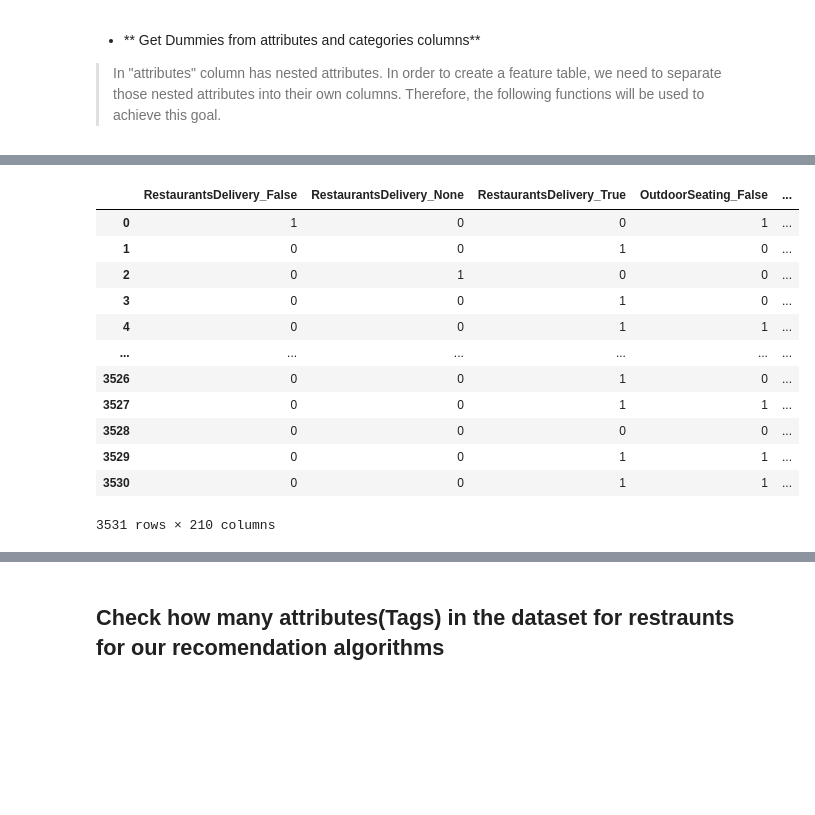
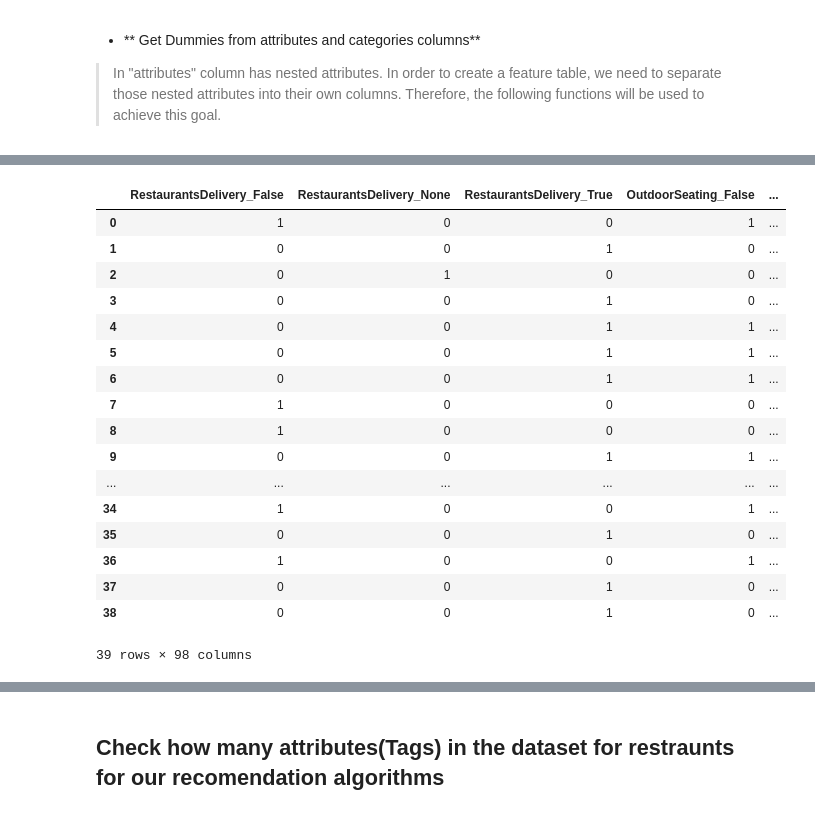
Before and after one commit to sam7933715/W210-Capstone-New, a Jupyter notebook: data/Recommender Systems - Estimation of Content based 20210204.ipynb, the cells around one changed output, grey strips where cells are left out. Drawn from its saved outputs; the diff is of its cells as text; code cells hidden in the pictures; blank space fills up the shorter version.

```diff
--- a/data/Recommender Systems - Estimation of Content based 20210204.ipynb
+++ b/data/Recommender Systems - Estimation of Content based 20210204.ipynb
@@ -41,3 +16,10 @@ for review in reviews:
+# %%
+# import the data (chunksize returns jsonReader for iteration)
+
+datasets = yelp_import('small')
+
+subset_business = datasets['businesses']
+subset_review = datasets['reviews']
 # %%
 # peak the tables
 display(subset_business.head(2))
@@ -142,6 +105,8 @@ Philadelphia
 # %%
 # getting just restaurants from Philadelphia business
-rest = Philadelphia[Philadelphia['categories'].str.contains('Restaurant.*')==True].reset_index()
+rest = Philadelphia[
+    Philadelphia["categories"].str.contains("Restaurant.*") == True
+].reset_index()
 rest
 # %% [output]
 |  | index | business_id | name | address | categories | attributes | stars |
@@ -179,11 +151,21 @@ def str_to_dict(attr):
         return ast.literal_eval("{}")
 # %%
 # get dummies from nested attributes
-rest['BusinessParking'] = rest.apply(lambda x: str_to_dict(extract_keys(x['attributes'], 'BusinessParking')), axis=1)
-rest['Ambience'] = rest.apply(lambda x: str_to_dict(extract_keys(x['attributes'], 'Ambience')), axis=1)
-rest['GoodForMeal'] = rest.apply(lambda x: str_to_dict(extract_keys(x['attributes'], 'GoodForMeal')), axis=1)
-rest['Dietary'] = rest.apply(lambda x: str_to_dict(extract_keys(x['attributes'], 'Dietary')), axis=1)
-rest['Music'] = rest.apply(lambda x: str_to_dict(extract_keys(x['attributes'], 'Music')), axis=1)
+rest["BusinessParking"] = rest.apply(
+    lambda x: str_to_dict(extract_keys(x["attributes"], "BusinessParking")), axis=1
+)
+rest["Ambience"] = rest.apply(
+    lambda x: str_to_dict(extract_keys(x["attributes"], "Ambience")), axis=1
+)
+rest["GoodForMeal"] = rest.apply(
+    lambda x: str_to_dict(extract_keys(x["attributes"], "GoodForMeal")), axis=1
+)
+rest["Dietary"] = rest.apply(
+    lambda x: str_to_dict(extract_keys(x["attributes"], "Dietary")), axis=1
+)
+rest["Music"] = rest.apply(
+    lambda x: str_to_dict(extract_keys(x["attributes"], "Music")), axis=1
+)
 # %%
 rest
 # %% [output]
@@ -203,23 +189,35 @@ rest
 # %%
 # create table with attribute dummies
-df_attr = pd.concat([ rest['attributes'].apply(pd.Series), rest['BusinessParking'].apply(pd.Series),
-                    rest['Ambience'].apply(pd.Series), rest['GoodForMeal'].apply(pd.Series),
-                    rest['Dietary'].apply(pd.Series) ], axis=1)
+df_attr = pd.concat(
+    [
+        rest["attributes"].apply(pd.Series),
+        rest["BusinessParking"].apply(pd.Series),
+        rest["Ambience"].apply(pd.Series),
+        rest["GoodForMeal"].apply(pd.Series),
+        rest["Dietary"].apply(pd.Series),
+    ],
+    axis=1,
+)
 df_attr_dummies = pd.get_dummies(df_attr)
 df_attr_dummies
 # %% [output]
 |  | RestaurantsDelivery_False | RestaurantsDelivery_None | RestaurantsDelivery_True | OutdoorSeating_False | ... |
 | 0 | 1 | 0 | 0 | 1 | ... |
 | 1 | 0 | 0 | 1 | 0 | ... |
 | 2 | 0 | 1 | 0 | 0 | ... |
 | 3 | 0 | 0 | 1 | 0 | ... |
 | 4 | 0 | 0 | 1 | 1 | ... |
+| 5 | 0 | 0 | 1 | 1 | ... |
+| 6 | 0 | 0 | 1 | 1 | ... |
+| 7 | 1 | 0 | 0 | 0 | ... |
+| 8 | 1 | 0 | 0 | 0 | ... |
+| 9 | 0 | 0 | 1 | 1 | ... |
 | ... | ... | ... | ... | ... | ... |
-| 3526 | 0 | 0 | 1 | 0 | ... |
-| 3527 | 0 | 0 | 1 | 1 | ... |
-| 3528 | 0 | 0 | 0 | 0 | ... |
-| 3529 | 0 | 0 | 1 | 1 | ... |
-| 3530 | 0 | 0 | 1 | 1 | ... |
+| 34 | 1 | 0 | 0 | 1 | ... |
+| 35 | 0 | 0 | 1 | 0 | ... |
+| 36 | 1 | 0 | 0 | 1 | ... |
+| 37 | 0 | 0 | 1 | 0 | ... |
+| 38 | 0 | 0 | 1 | 0 | ... |
-3531 rows × 210 columns
+39 rows × 98 columns
 # %%
 # get dummies from categories
```
Also changed, not shown: parts of 27 cells of this notebook, 5 other files.
